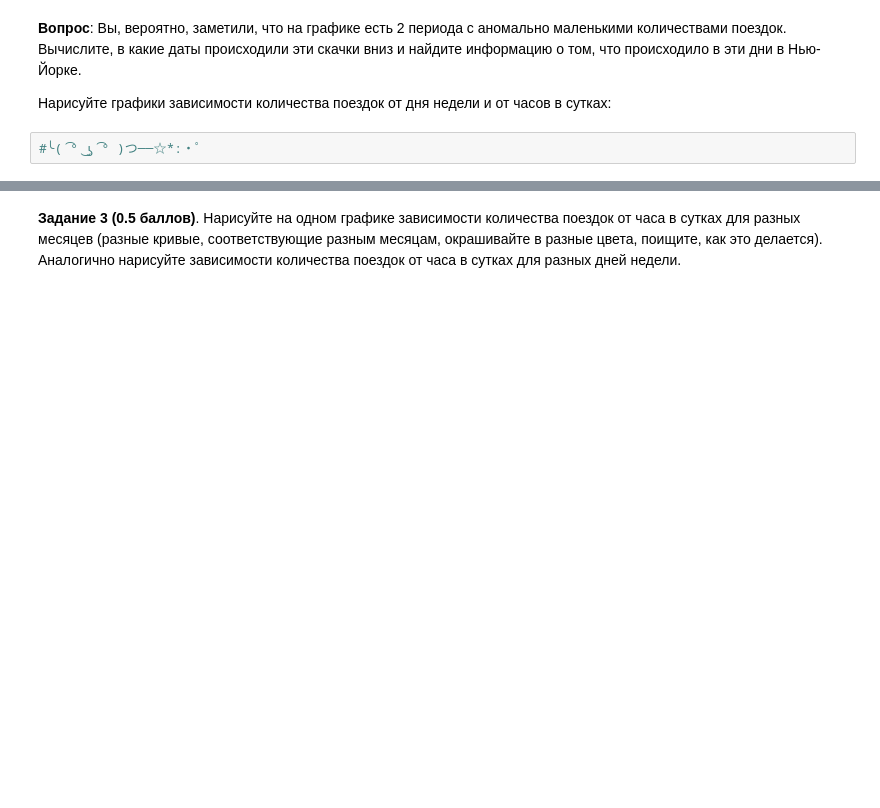
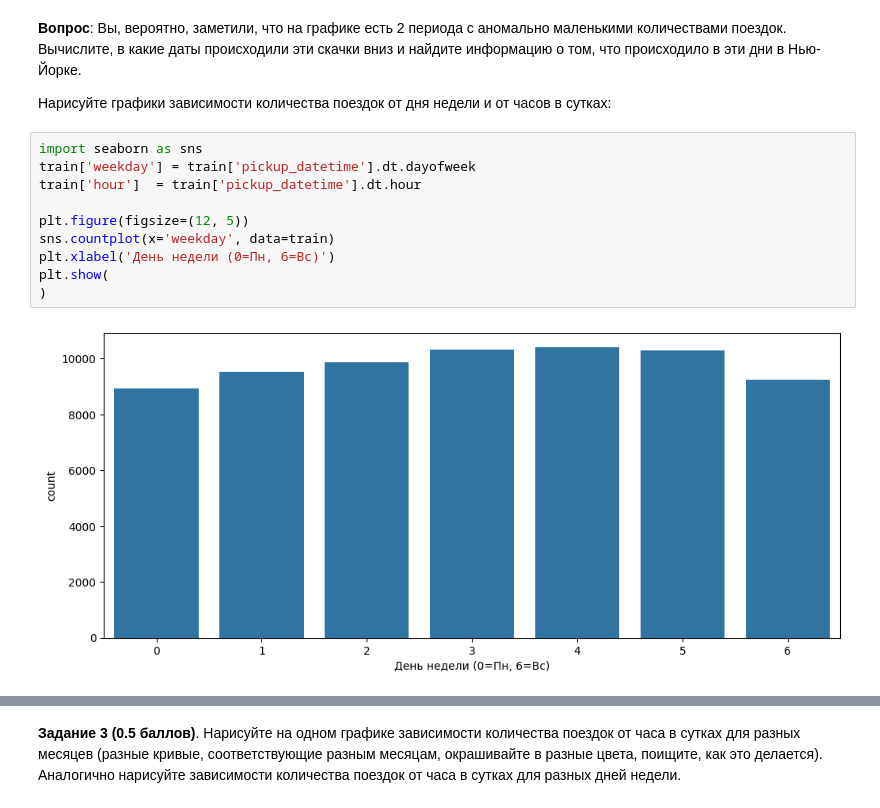
Before and after one commit to sashakarlin2000-ui/java_4, a Jupyter notebook: 2024-fall/homework-practice/homework_practice_02_linregr.ipynb, the cells around one changed output, grey strips where cells are left out. Drawn from its saved outputs; the diff is of its cells as text; blank space fills up the shorter version.

```diff
--- a/2024-fall/homework-practice/homework_practice_02_linregr.ipynb
+++ b/2024-fall/homework-practice/homework_practice_02_linregr.ipynb
@@ -133,5 +186,15 @@ assert np.allclose(rmsle_best_const, 0.79575, 1e-4)
 **Вопрос**: Вы, вероятно, заметили, что на графике есть 2 периода с аномально маленькими количествами поездок. Вычислите, в какие даты происходили эти скачки вниз и найдите информацию о том, что происходило в эти дни в Нью-Йорке.
 
 Нарисуйте графики зависимости количества поездок от дня недели и от часов в сутках:
-# %%
-#╰( ͡° ͜ʖ ͡° )つ──☆*:・ﾟ
+# %%
+import seaborn as sns
+train['weekday'] = train['pickup_datetime'].dt.dayofweek
+train['hour']  = train['pickup_datetime'].dt.hour
+
+plt.figure(figsize=(12, 5))
+sns.countplot(x='weekday', data=train)
+plt.xlabel('День недели (0=Пн, 6=Вс)')
+plt.show(
+)
+# %% [output]
+[figure, added]
```
Also changed, not shown: parts of 16 cells of this notebook.
